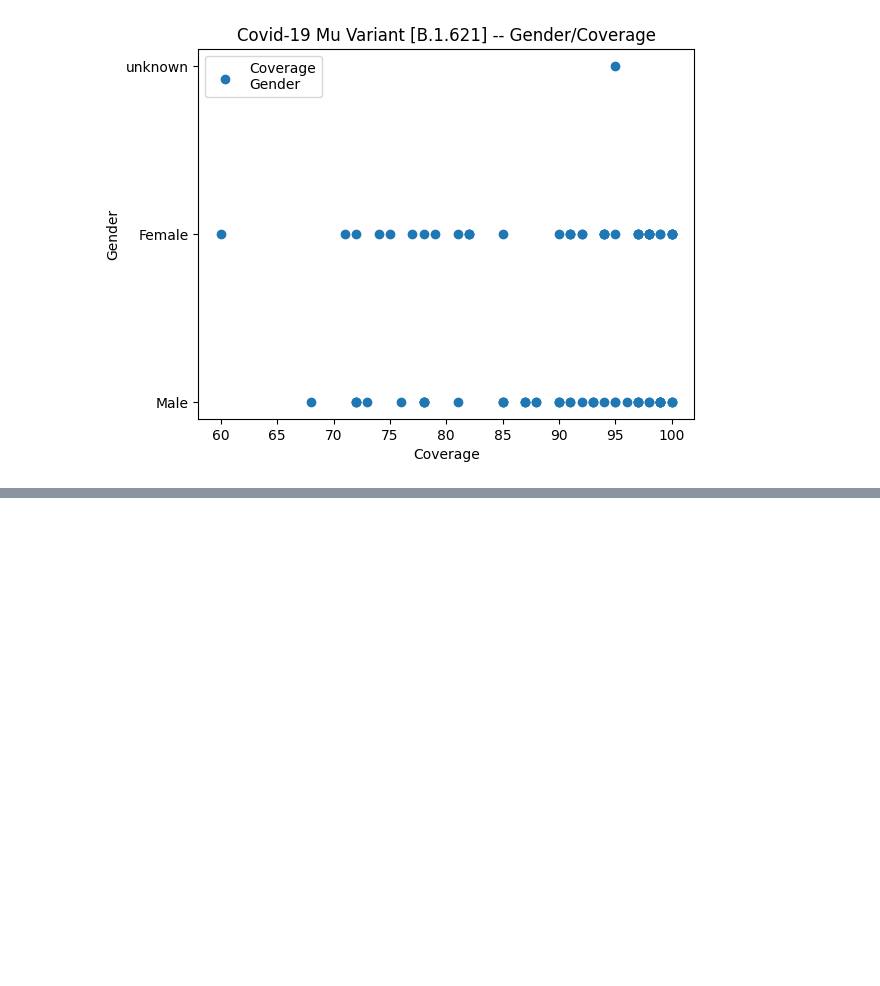
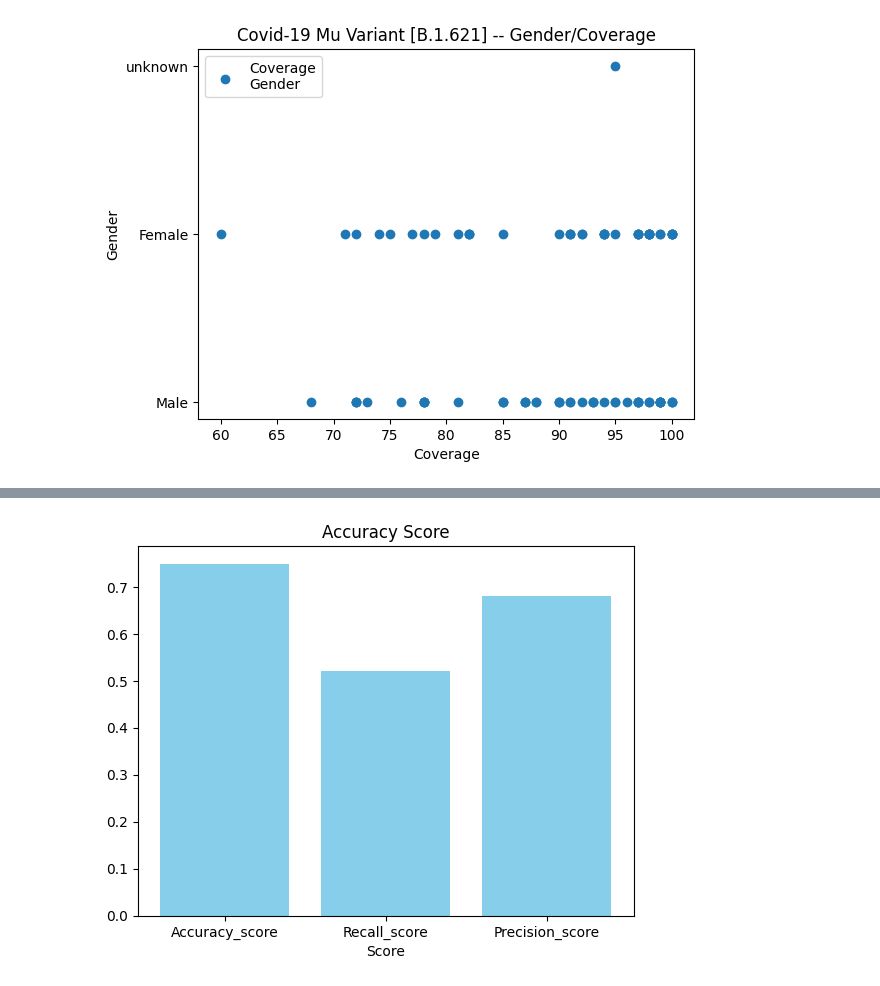
Before and after one commit to Vanshu2374/ML-projects, a Jupyter notebook: projects.ipynb, the cells around one changed output, grey strips where cells are left out. Saved outputs shown, nothing was run; the diff lists cells and outputs as text; code cells hidden in the pictures; blank space fills up the shorter version.

```diff
--- a/projects.ipynb
+++ b/projects.ipynb
@@ -989,0 +1097,94 @@ Prediction Model Accuracy Score: 0.9652777777777778
+# %%
+import pandas as pd
+from sklearn.model_selection import train_test_split
+from sklearn.linear_model import LogisticRegression
+from sklearn.tree import DecisionTreeClassifier
+from sklearn.ensemble import RandomForestClassifier
+from sklearn.metrics import recall_score
+from sklearn.metrics import precision_score
+import matplotlib.pyplot as plt
+from sklearn.metrics import accuracy_score
+import warnings
+warnings.filterwarnings('ignore')
+df=pd.read_csv('diabetes.csv')
+print(df)
+print(df.info())
+print(df.isnull().sum())
+print(df.describe())
+print(df.dropna)
+x=df.drop(['Outcome'],axis=1)
+y=df[['Outcome']]
+# print(x.shape)
+# print(y.shape)
+x_test,x_train,y_test,y_train=train_test_split(
+    x,y,test_size=0.2,random_state=42
+    )
+model1=LogisticRegression()
+model1.fit(x_train,y_train)
+predict_model1=model1.predict(x_test)
+# # print(predict_result)
+acc_score1=accuracy_score(y_test,predict_model1)
+# recall1=recall_score()
+acc_recall1=recall_score(y_test,predict_model1)
+acc_presion1=precision_score(y_test,predict_model1)
+categories =['Accuracy_score','Recall_score','Precision_score']
+value=[acc_score1,acc_recall1,acc_presion1]
+plt.bar(categories,value,color='skyblue')
+plt.xlabel('Score')
+plt.title('Accuracy Score')
+plt.show()
+print("Logistic Regression Accuracy:", acc_score1)
+print("Logistic Regression Recall Accuracy:", acc_recall1)
+print("Logistic Regression Presion Accuracy:", acc_presion1)
+model2=DecisionTreeClassifier()
+model2.fit(x_train,y_train)
+predict_model2=model2.predict(x_test)
+acc_score2=accuracy_score(y_test,predict_model2)
+acc_recall2=recall_score(y_test,predict_model2)
+acc_presion2=precision_score(y_test,predict_model2)
+categories =['Accuracy_score','Recall_score','Precision_score']
+value=[acc_score2,acc_recall2,acc_presion2]
+plt.bar(categories,value,color='skyblue')
+plt.xlabel('Score')
+plt.title('Accuracy Score')
+plt.show()
+print("Decision Tree Accuracy:",acc_score2)
+print("Decision Tree Recall Accuracy:", acc_recall2)
+print("Logistic Regression Accuracy:", acc_presion2)
+model3= RandomForestClassifier()
+model3.fit(x_train,y_train)
+predict_model3=model3.predict(x_test)
+acc_score3=accuracy_score(y_test,predict_model3)
+acc_recall3=recall_score(y_test,predict_model3)
+acc_presion3=precision_score(y_test,predict_model3)
+categories =['Accuracy_score','Recall_score','Precision_score']
+value=[acc_score3,acc_recall3,acc_presion3]
+plt.bar(categories,value,color='skyblue')
+plt.xlabel('Score')
+plt.title('Accuracy Score')
+plt.show()
+print("Randome Forest Accuracy:",acc_score3)
+print("Randome ForestRecall Accuracy:", acc_recall3)
+print("Randome Forest Accuracy:", acc_presion3)
+models = ['Logistic Regression', 'Decision Tree', 'Random Forest']
+accuracy = [acc_score1,acc_score2,acc_score3]
+plt.bar(models, accuracy)
+plt.xlabel("Models")
+plt.ylabel("Accuracy")
+plt.title("Model Accuracy Comparison")
+plt.show()
+Pregnancies=int(input("Enter the Number of pregnancies:"))
+Glucose=int(input("Enter the Number of Blood sugar level:"))
+BloodPressure=int(input("Enter the Number of Blood pressure:"))
+Skinthickness=int(input("Enter the Number of Skin thickness:"))
+Insulin=int(input("Enter the Number of Insulin level:"))
+BMI=float(input("Enter the Number of Body Mass Index:"))
+DiabetesPedigreeFunction=float(input("Enter the Number of Family diabetes history:"))
+Age=int(input("Enter the Number of Person age:"))
+user=[[Pregnancies,Glucose,BloodPressure,Skinthickness,Insulin,BMI,DiabetesPedigreeFunction,Age]]
+result=model1.predict(user)
+if result==1:
+    print("Diabetes")
+else:
+    print("No Diabetes")
+# %% [output]
@@ -989,0 +1208 @@ Prediction Model Accuracy Score: 0.9652777777777778
+[figure, added]
```
Also changed, not shown: parts of 14 cells of this notebook.
